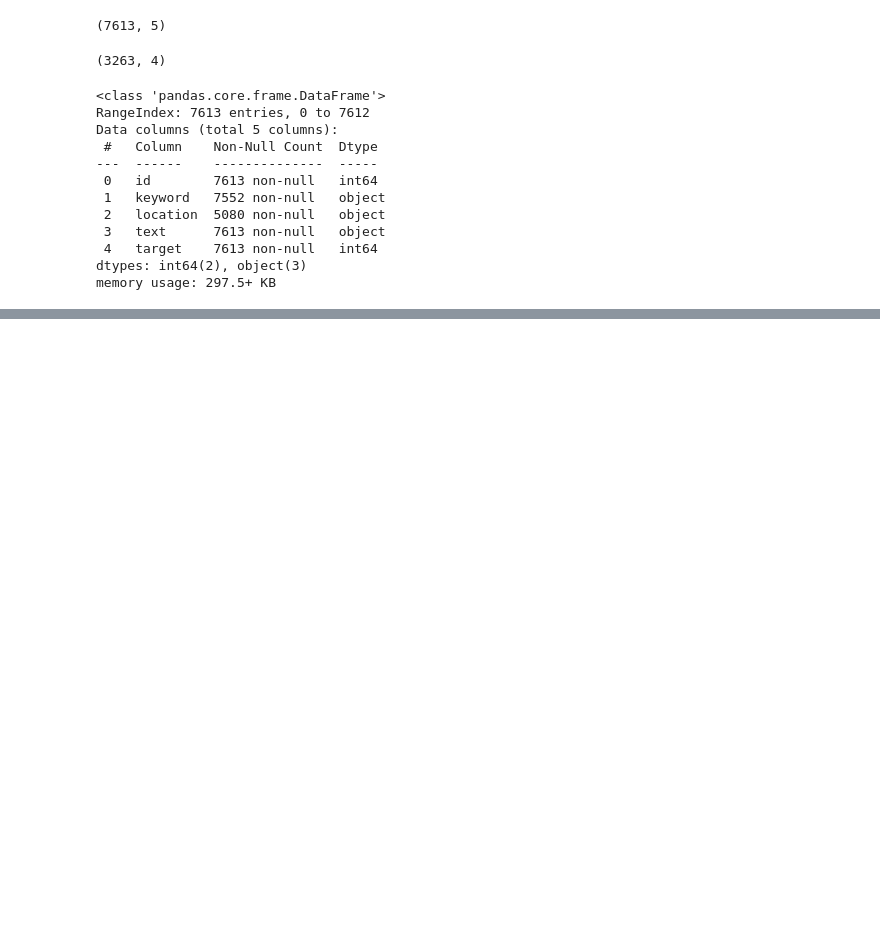
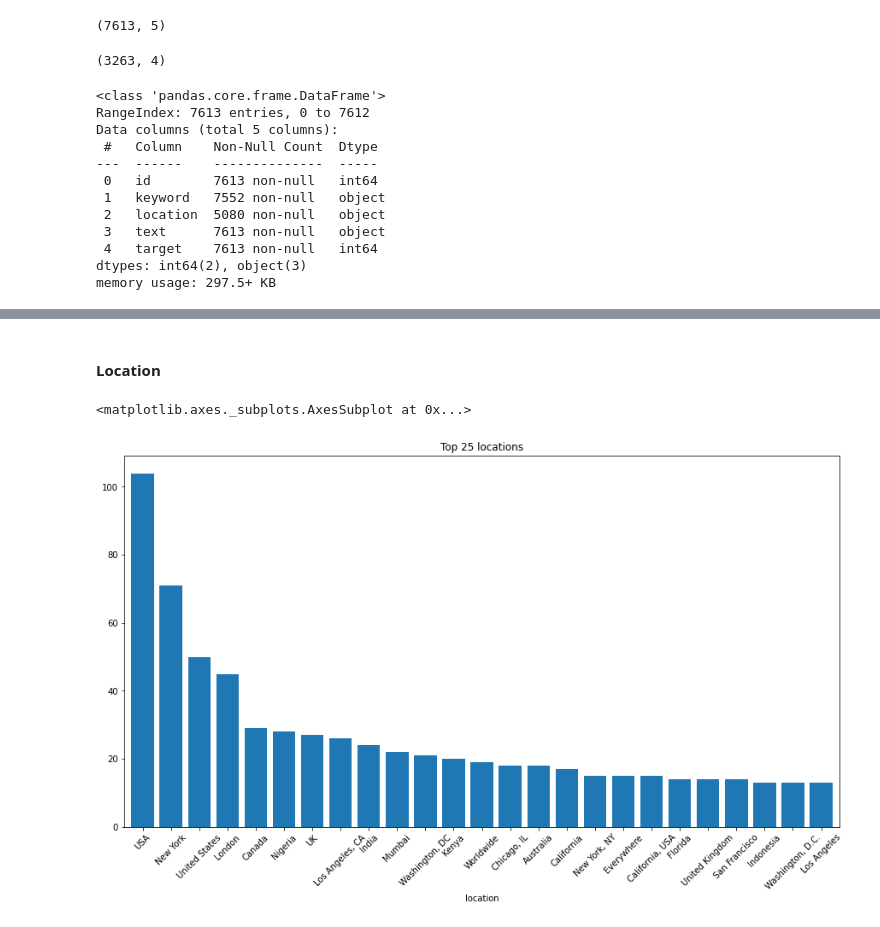
Before and after one commit to casals90/nlp_with_disaster_tweets, a Jupyter notebook: NLP_twitter.ipynb, the cells around one changed output, grey strips where cells are left out. Drawn from its saved outputs; the diff is of its cells as text; code cells hidden in the pictures; blank space fills up the shorter version.

```diff
--- a/NLP_twitter.ipynb
+++ b/NLP_twitter.ipynb
@@ -40,0 +73,8 @@ memory usage: 297.5+ KB
+# %% [markdown]
+#### Location
+# %%
+train_df.groupby("location").size().sort_values(ascending=False)[:25].plot(
+    kind="bar", figsize=(15, 8), width=0.8, title="Top 25 locations", rot=45)
+# %% [output]
+<matplotlib.axes._subplots.AxesSubplot at 0x...>
+[figure, added]
```
Also changed, not shown: parts of 10 cells of this notebook.
